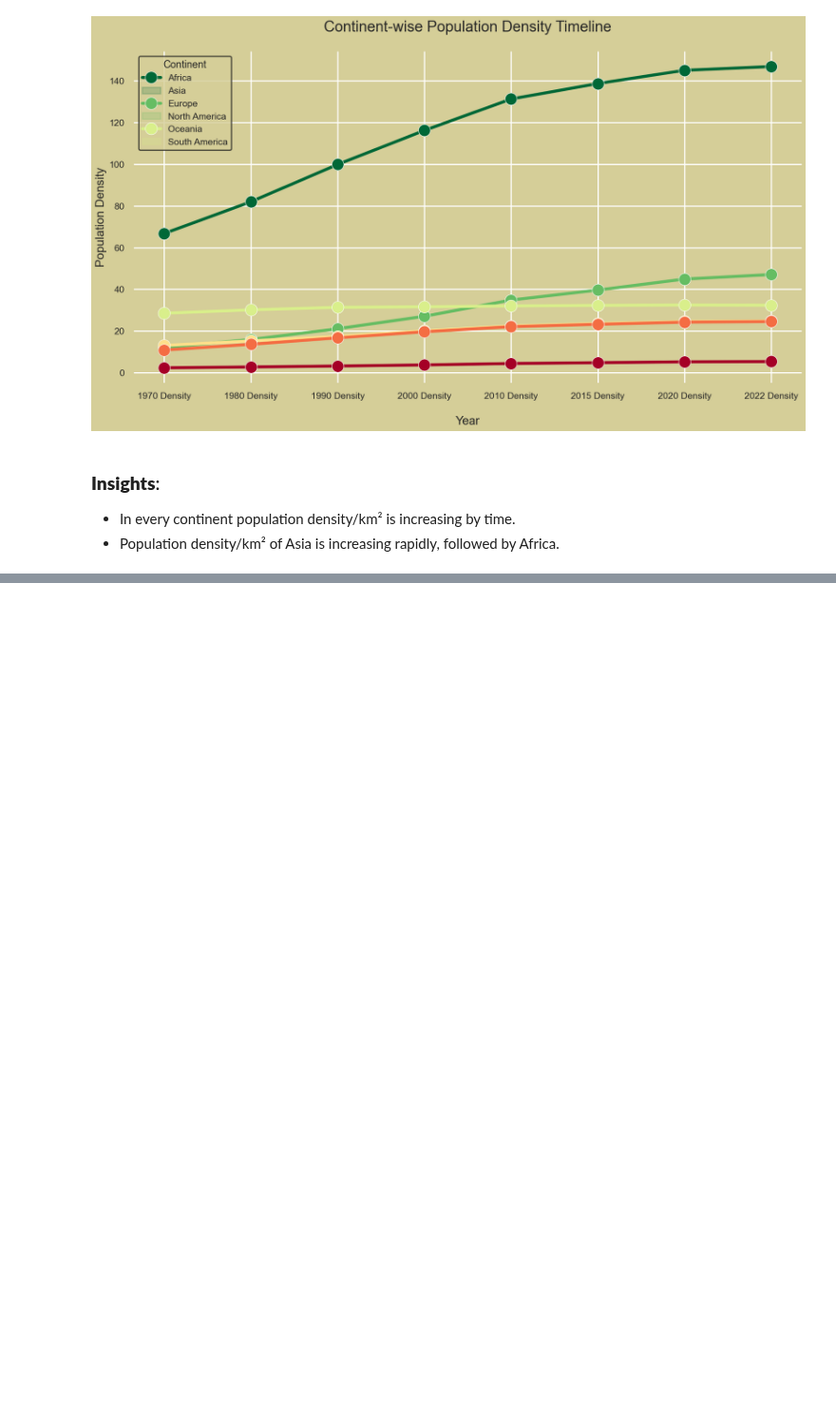
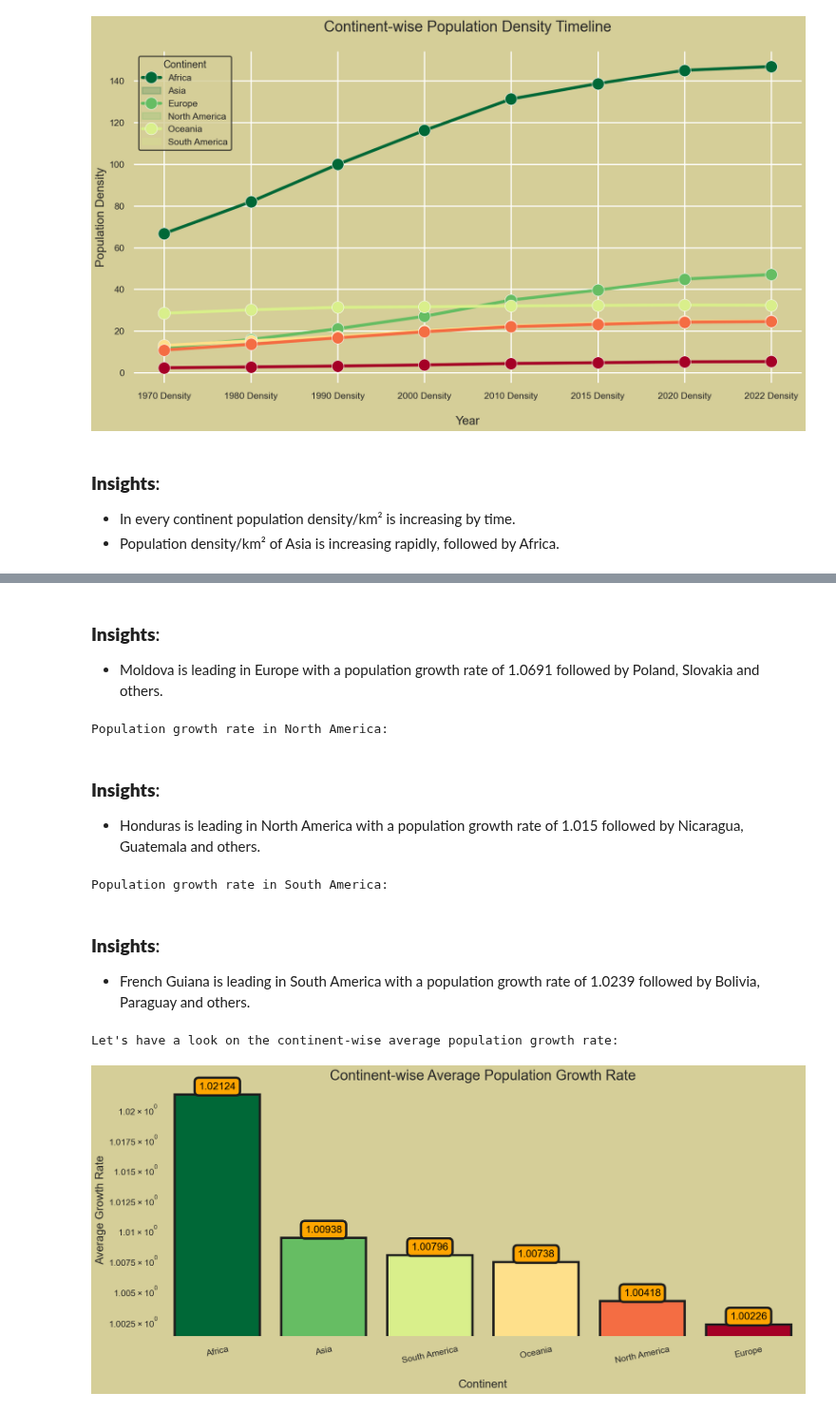
Before and after one commit to noahnoahnoahtran/EDA, a Jupyter notebook: 2_world_population/world_population.ipynb, the cells around one changed output, grey strips where cells are left out. Shown at 95% size. Cells and saved outputs as stored; diff of their text form; code cells hidden in the pictures; blank space fills up the shorter version.

```diff
--- a/2_world_population/world_population.ipynb
+++ b/2_world_population/world_population.ipynb
@@ -467,0 +550,57 @@ Let's have a look on the timeline of continent-wise population density:
+# %% [markdown]
+### **Insights**:
+- Moldova is leading in Europe with a population growth rate of 1.0691 followed by Poland, Slovakia and others.
+# %%
+print(f"Population growth rate in North America:")
+fig = px.choropleth(data_frame = df,
+                    locations = "Country/Territory", locationmode = "country names", color = "Growth Rate",
+                    color_continuous_scale = palette[0:5], height = 600, scope = "north america",
+                    )
+fig.update_layout(title = dict(text = "Population Growth Rate In North America",
+                               y = 0.95, x = 0.5, xanchor = "center", yanchor = "top", font_color = "black"),
+                               margin = dict(l = 0, r = 0, b = 0, t = 0),
+                               geo_bgcolor = "#d5ce98",
+                               paper_bgcolor = "#d5ce98")
+fig.show()
+# %% [output]
+Population growth rate in North America:
+# %% [markdown]
+### **Insights**:
+- Honduras is leading in North America with a population growth rate of 1.015 followed by Nicaragua, Guatemala and others.
+# %%
+print(f"Population growth rate in South America:")
+fig = px.choropleth(data_frame = df,
+                    locations = "Country/Territory", locationmode = "country names", color = "Growth Rate",
+                    color_continuous_scale = palette[0:5], height = 600, scope = "south america",
+                    )
+fig.update_layout(title = dict(text = "Population Growth Rate In South America",
+                               y = 0.95, x = 0.5, xanchor = "center", yanchor = "top", font_color = "black"),
+                               margin = dict(l = 0, r = 0, b = 0, t = 0),
+                               geo_bgcolor = "#d5ce98",
+                               paper_bgcolor = "#d5ce98")
+fig.show()
+# %% [output]
+Population growth rate in South America:
+# %% [markdown]
+### **Insights**:
+- French Guiana is leading in South America with a population growth rate of 1.0239 followed by Bolivia, Paraguay and others.
+# %%
+df_gr = df.copy()
+df_gr = pd.DataFrame(df_gr.groupby(["Continent"])["Growth Rate"].mean())
+
+print(f"Let's have a look on the continent-wise average population growth rate:")
+plt.subplots(figsize = (20, 8))
+p = sns.barplot(x = df_gr.index, y = df_gr["Growth Rate"], order = df_gr.sort_values("Growth Rate", ascending = False).index, palette = palette[0:11:2], saturation = 1, edgecolor = "#1c1c1c", linewidth = 4)
+p.set_yscale("log")
+p.set_title("Continent-wise Average Population Growth Rate", fontsize = 25)
+p.set_xlabel("\nContinent", fontsize = 20)
+p.set_ylabel("Average Growth Rate", fontsize = 20)
+p.set_xticklabels(p.get_xticklabels(), rotation = 12)
+for container in p.containers:
+    p.bar_label(container, label_type = "edge", padding = 6, size = 18, color = "black", rotation = 0,
+                bbox = {"boxstyle": "round", "pad": 0.4, "facecolor": "orange", "edgecolor": "#1c1c1c", "linewidth": 4, "alpha": 1})
+sns.despine(left = True, bottom = True)
+plt.show()
+# %% [output]
+Let's have a look on the continent-wise average population growth rate:
+[figure, added]
```
Also changed, not shown: parts of 8 cells of this notebook.
